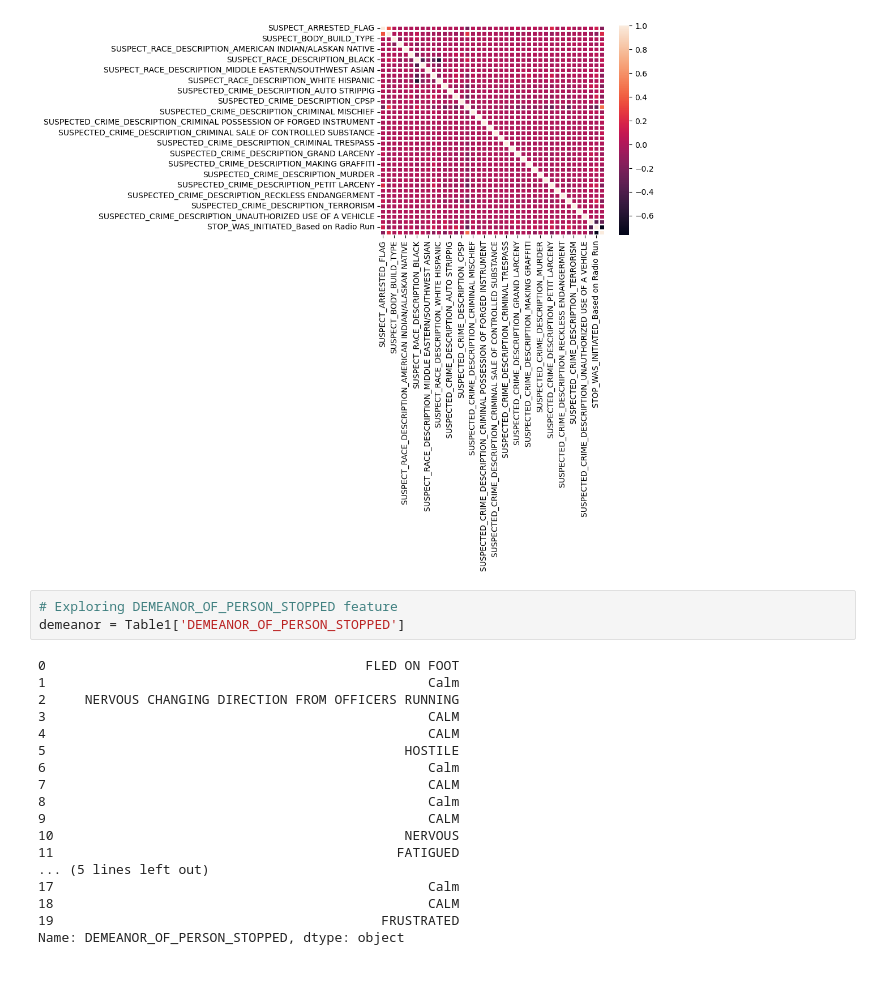
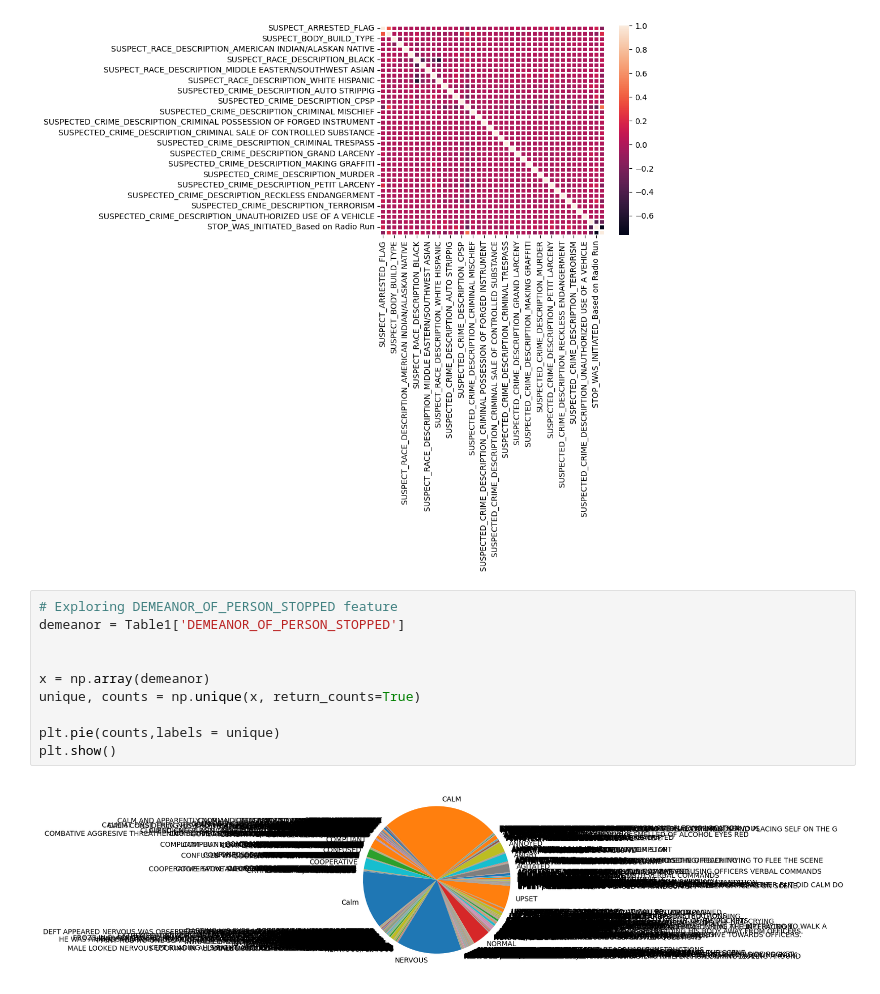
Before and after one commit to RicardoTlatelpa/StopAndFrisk, a Jupyter notebook: EDA.ipynb, the cells around one changed output. Saved outputs shown, nothing was run; the diff lists cells and outputs as text.

Commit message:
Pie chart for stop duration feature and demeanor feature

```diff
--- a/EDA.ipynb
+++ b/EDA.ipynb
@@ -132,24 +132,15 @@ sns.heatmap(corr_matrix, annot=False,linewidth=1)
 # %% [output]
 <Axes: >
 [figure]
-# %%
-# Exploring DEMEANOR_OF_PERSON_STOPPED feature
-demeanor = Table1['DEMEANOR_OF_PERSON_STOPPED']
-# %% [output]
-0                                         FLED ON FOOT
-1                                                 Calm
-2     NERVOUS CHANGING DIRECTION FROM OFFICERS RUNNING
-3                                                 CALM
-4                                                 CALM
-5                                              HOSTILE
-6                                                 Calm
-7                                                 CALM
-8                                                 Calm
-9                                                 CALM
-10                                             NERVOUS
-11                                            FATIGUED
-... (5 lines left out)
-17                                                Calm
-18                                                CALM
-19                                          FRUSTRATED
-Name: DEMEANOR_OF_PERSON_STOPPED, dtype: object
+# %%
+# Exploring DEMEANOR_OF_PERSON_STOPPED feature
+demeanor = Table1['DEMEANOR_OF_PERSON_STOPPED']
+
+
+x = np.array(demeanor)
+unique, counts = np.unique(x, return_counts=True)
+
+plt.pie(counts,labels = unique)
+plt.show()
+# %% [output]
+[figure, added]
```
Also changed, not shown: parts of 1 cell of this notebook.
